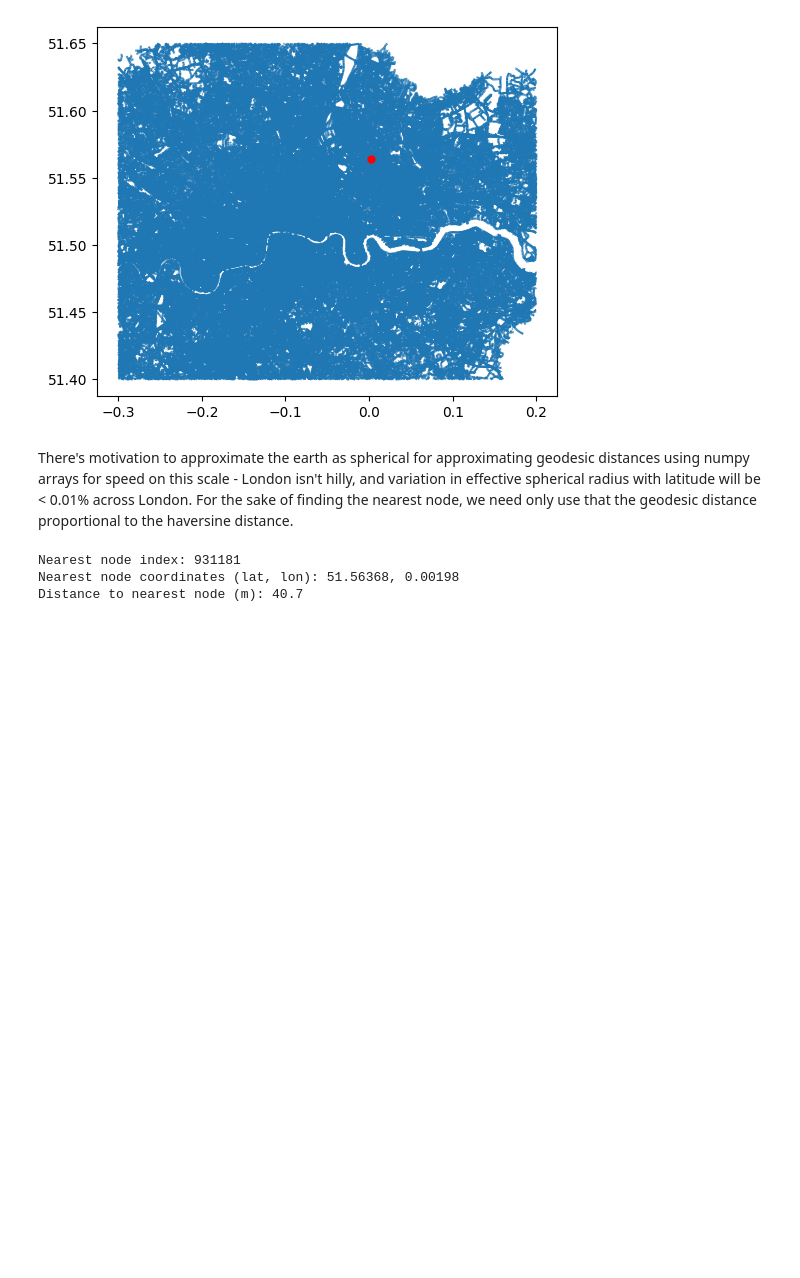
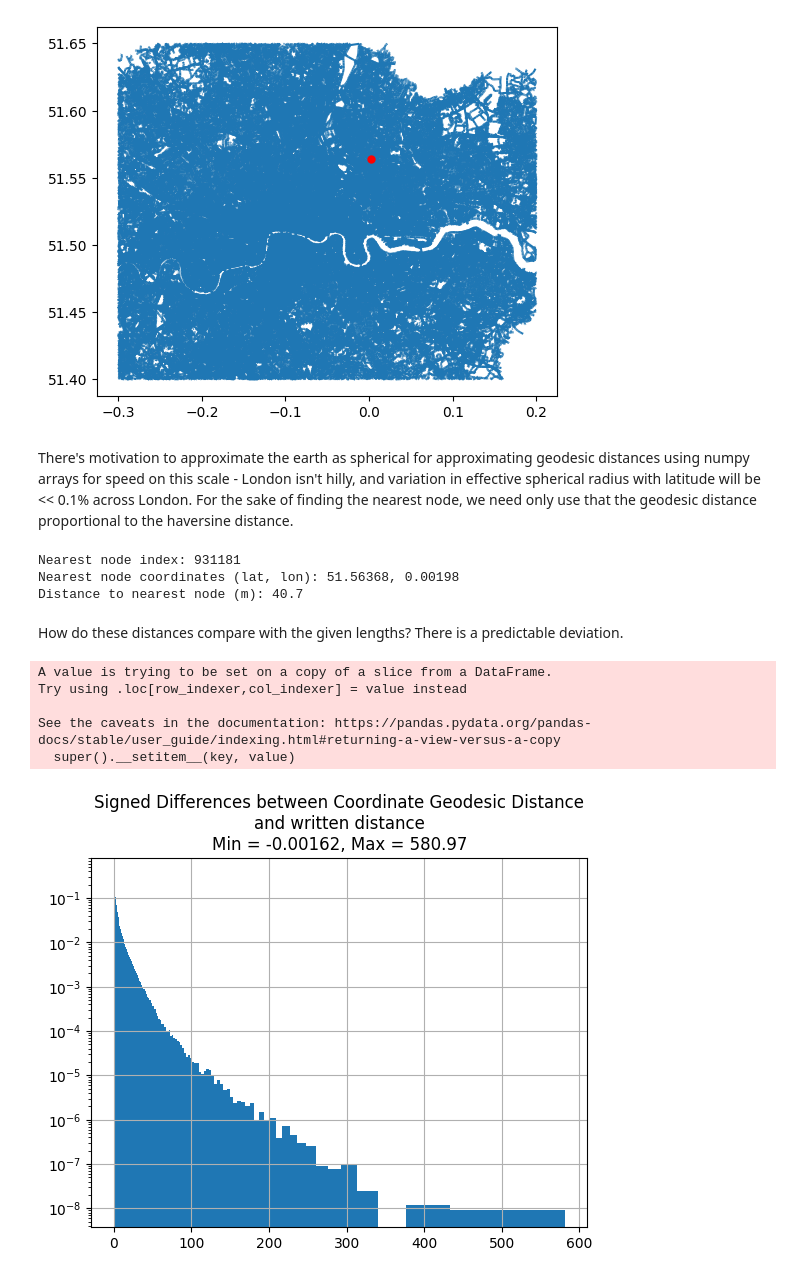
Before and after one commit to jacb1729/Random-Walk-About-London, a Jupyter notebook: notebook.ipynb, the cells around one changed output. Drawn from its saved outputs; the diff is of its cells as text; code cells hidden in the pictures; blank space fills up the shorter version.

Commit message:
study deviations in edge length measurements

```diff
--- a/notebook.ipynb
+++ b/notebook.ipynb
@@ -47,7 +47,7 @@ plt.plot(START[1], START[0], marker="o", color="red", markersize=5);
 # %% [output]
 [figure]
 # %% [markdown]
-There's motivation to approximate the earth as spherical for approximating geodesic distances using numpy arrays for speed on this scale - London isn't hilly, and variation in effective spherical radius with latitude will be < 0.01% across London. For the sake of finding the nearest node, we need only use that the geodesic distance proportional to the haversine distance.
+There's motivation to approximate the earth as spherical for approximating geodesic distances using numpy arrays for speed on this scale - London isn't hilly, and variation in effective spherical radius with latitude will be << 0.1% across London. For the sake of finding the nearest node, we need only use that the geodesic distance proportional to the haversine distance.
 # %%
 from distances import get_nearest_node_index, numpy_geodesic_distance
 
@@ -67,3 +67,29 @@ Distance to nearest node (m): 40.7
 # TODO: Are all the points correctly ordered?
 # TODO: Comparelengths to geodesic distances
 # TODO: Write random walker to output a list of (directed) edges
+# %%
+u_coords = gdf.geometry.boundary.get_geometry(0).get_coordinates().values
+v_coords = gdf.geometry.boundary.get_geometry(1).get_coordinates().values
+
+coordinate_distances = numpy_geodesic_distance(u_coords, v_coords)
+# %% [markdown]
+How do these distances compare with the given lengths? There is a predictable deviation.
+# %%
+import numpy as np
+
+gdf_no_loops = gdf[~(gdf.geometry.boundary.is_empty)]
+gdf_no_loops['coordinate_distance'] = coordinate_distances
+differences = (coordinate_distances - gdf_no_loops['length'])
+min_diff = differences.min()
+max_diff = differences.max()
+LOG_BASE = 0.99
+bins = np.emath.logn(LOG_BASE, np.linspace(LOG_BASE**min_diff, LOG_BASE**max_diff, 101))
+differences.hist(bins=bins, log=True, density=True)
+plt.title(f"Signed Differences between Coordinate Geodesic Distance\nand written distance\nMin = {min_diff:.5f}, Max = {max_diff:.2f}");
+# %% [output]
+A value is trying to be set on a copy of a slice from a DataFrame.
+Try using .loc[row_indexer,col_indexer] = value instead
+
+See the caveats in the documentation: https://pandas.pydata.org/pandas-docs/stable/user_guide/indexing.html#returning-a-view-versus-a-copy
+  super().__setitem__(key, value)
+[figure, added]
```
Also changed, not shown: parts of 3 cells of this notebook.
